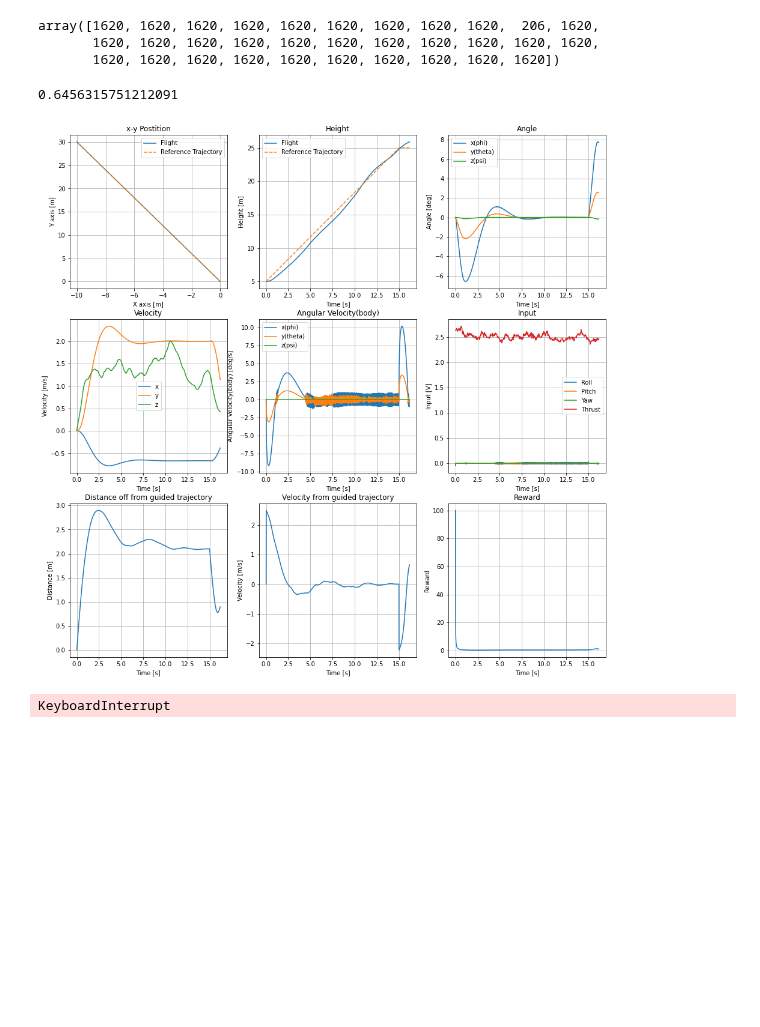
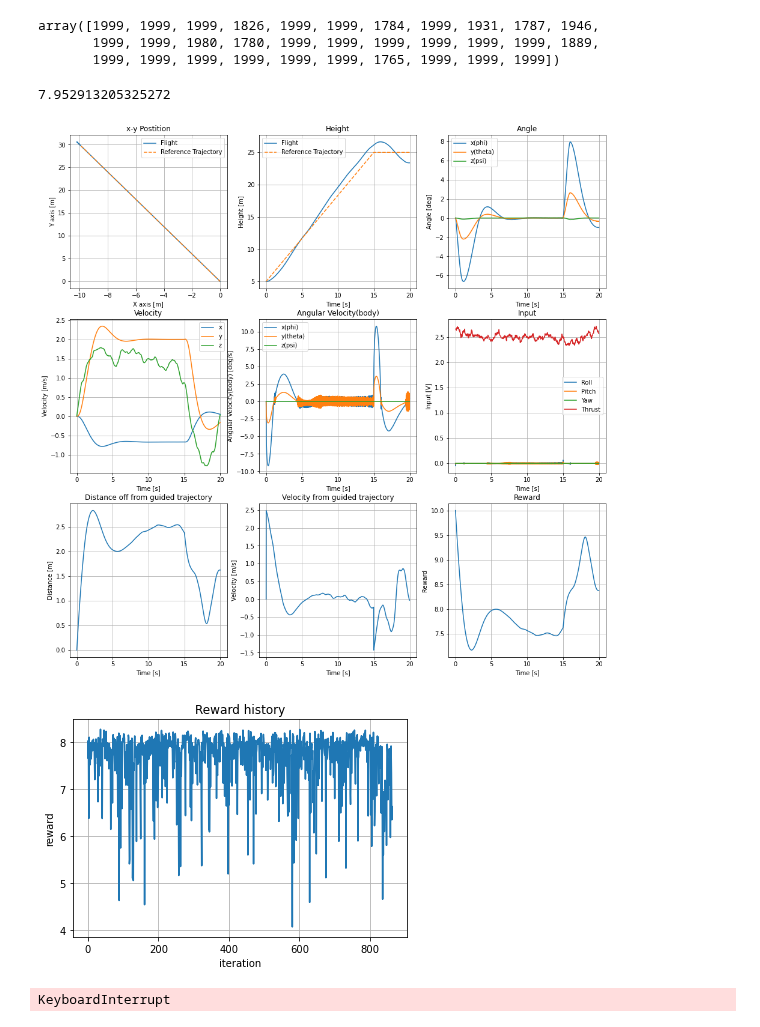
Before and after one commit to jjffkkgg/pytorch_practice, a Jupyter notebook: python/test_system/quadrotor/trained_net/data analysis.ipynb, the cells around one changed output. Saved outputs shown, nothing was run; the diff lists cells and outputs as text; code cells hidden in the pictures; blank space fills up the shorter version.

Commit message:
add reward history

```diff
--- a/python/test_system/quadrotor/trained_net/data analysis.ipynb
+++ b/python/test_system/quadrotor/trained_net/data analysis.ipynb
@@ -15,6 +15,7 @@ distance = flight_data['dist']
 u_in = flight_data['input']
 step = flight_data['step']
 reward = flight_data['reward']
+reward_history = flight_data['reward_history']
 # %%
 def update_lines(num, data, line):
         # NOTE: there is no .set_data() for 3 dim data...
@@ -23,14 +24,15 @@ def update_lines(num, data, line):
         return line
 # %%
 ref_trajectory = par.ref_trajectory
-index = np.argmax(step)
+# index = np.argmax(step)
+index = np.argmax(reward[:,:].mean(axis=1))
 index_step = step[index]
 t = par.time[:index_step]
 step
 # %% [output]
-array([1620, 1620, 1620, 1620, 1620, 1620, 1620, 1620, 1620,  206, 1620,
-       1620, 1620, 1620, 1620, 1620, 1620, 1620, 1620, 1620, 1620, 1620,
-       1620, 1620, 1620, 1620, 1620, 1620, 1620, 1620, 1620, 1620])
+array([1999, 1999, 1999, 1826, 1999, 1999, 1784, 1999, 1931, 1787, 1946,
+       1999, 1999, 1980, 1780, 1999, 1999, 1999, 1999, 1999, 1999, 1889,
+       1999, 1999, 1999, 1999, 1999, 1999, 1765, 1999, 1999, 1999])
 # %%
 fig2 = plt.figure(num = 2, figsize=(16,16))
 ax1 = fig2.add_subplot(3, 3, 1)
@@ -95,35 +97,45 @@ plt.ylabel('Input [V]')
 plt.title('Input')
 plt.legend(['Roll','Pitch','Yaw','Thrust'])
 plt.grid()
 
 ax7 = fig2.add_subplot(3, 3, 7)
 plt.plot(t,distance[index,:index_step])
 plt.title('Distance off from guided trajectory')
 plt.xlabel('Time [s]')
 plt.ylabel('Distance [m]')
 plt.grid()
 
 ax8 = fig2.add_subplot(3, 3, 8)
 distance_dot = (distance[index,:index_step] - np.hstack((np.zeros(1), distance[index,:index_step-1])))/par.DELTA_T
 plt.plot(t,distance_dot)
 plt.title('Velocity from guided trajectory')
 plt.xlabel('Time [s]')
 plt.ylabel('Velocity [m/s]')
 plt.grid()
 
 ax8 = fig2.add_subplot(3, 3, 9)
 plt.plot(t, reward[index,:index_step])
 plt.xlabel('Time [s]')
 plt.ylabel('Reward')
 plt.title('Reward')
 plt.grid()
 
 fig2.savefig('./flight_data.png')
 
+fig3 = plt.figure(3)
+plt.plot(reward_history)
+plt.xlabel('iteration')
+plt.ylabel('reward')
+plt.grid()
+plt.title('Reward history')
+
+fig2.savefig('./reward_history.png')
+
 reward[index,:index_step].mean()
 # %% [output]
-0.6456315751212091
+7.952913205325272
-[figure, old version]
+[figure, new version]
+[figure, added]
 # %%
 # Attaching 3D axis to the figure
 fig1 = plt.figure(num = 1, figsize=(plt.figaspect(1)))
```
Also changed, not shown: 6 other files.
